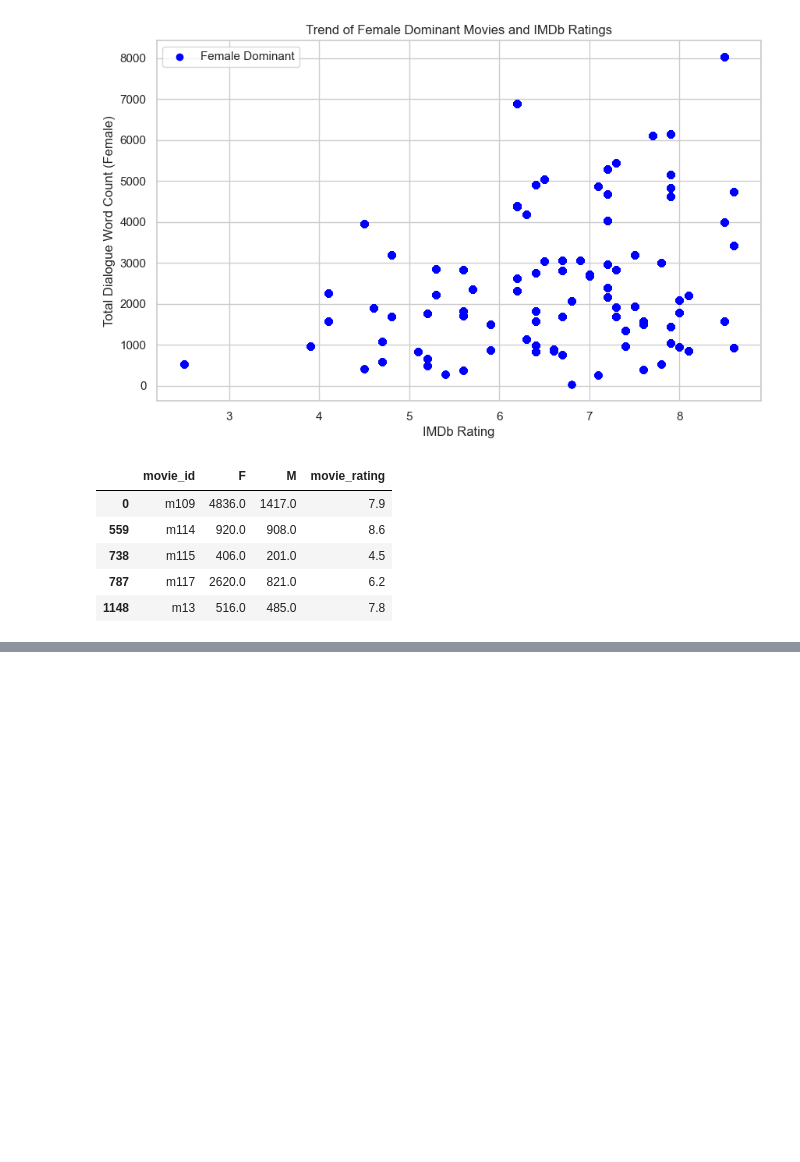
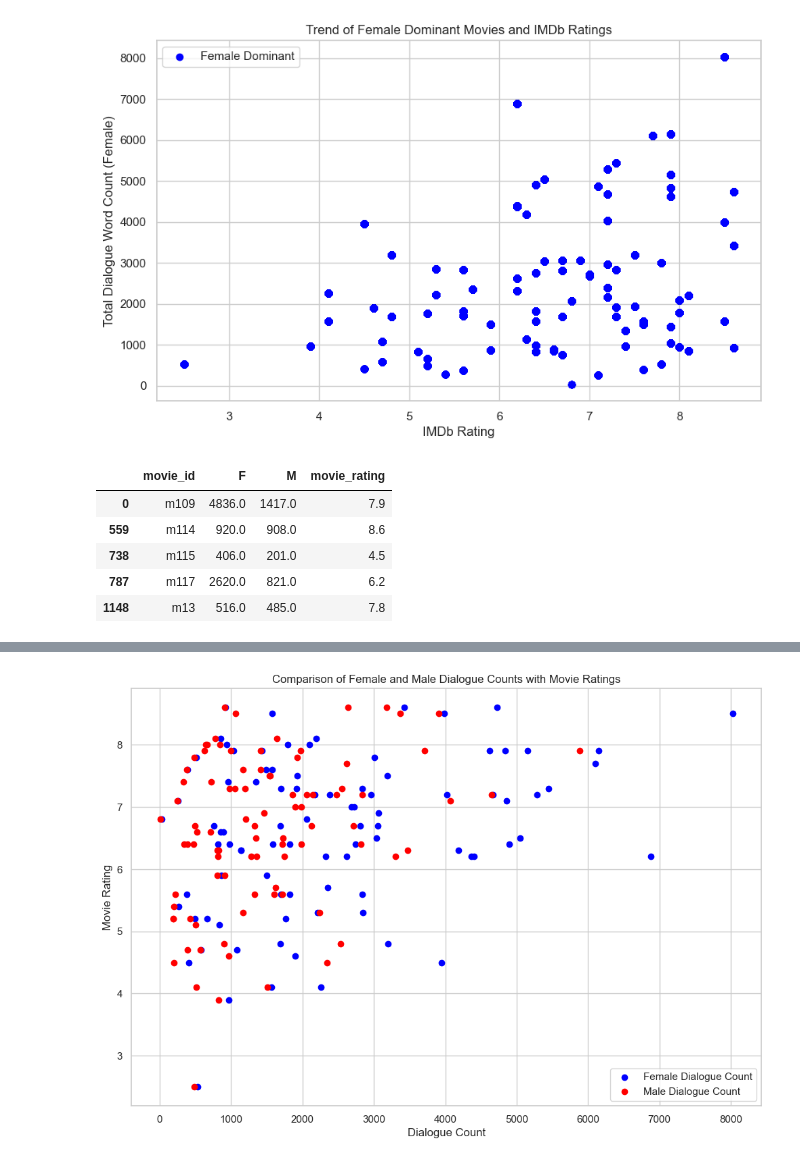
Before and after one commit to Sumitjh26997/CSS581-Final-Project, a Jupyter notebook: CSS581_project.ipynb, the cells around one changed output, grey strips where cells are left out. Saved outputs shown, nothing was run; the diff lists cells and outputs as text; code cells hidden in the pictures; blank space fills up the shorter version.

```diff
--- a/CSS581_project.ipynb
+++ b/CSS581_project.ipynb
@@ -3323,0 +3330,18 @@ subset_df.head()
+# %%
+# Plotting the graph
+plt.figure(figsize=(12, 8))
+
+# Scatter plot for female and male dialogue counts with movie rating
+plt.scatter(subset_df['F'], subset_df['movie_rating'], color='blue', label='Female Dialogue Count')
+plt.scatter(subset_df['M'], subset_df['movie_rating'], color='red', label='Male Dialogue Count')
+
+# Adding labels and title
+plt.xlabel('Dialogue Count')
+plt.ylabel('Movie Rating')
+plt.title('Comparison of Female and Male Dialogue Counts with Movie Ratings')
+plt.legend()
+
+# Show the plot
+plt.show()
+# %% [output]
+[figure, added]
```
Also changed, not shown: parts of 3 cells of this notebook.
